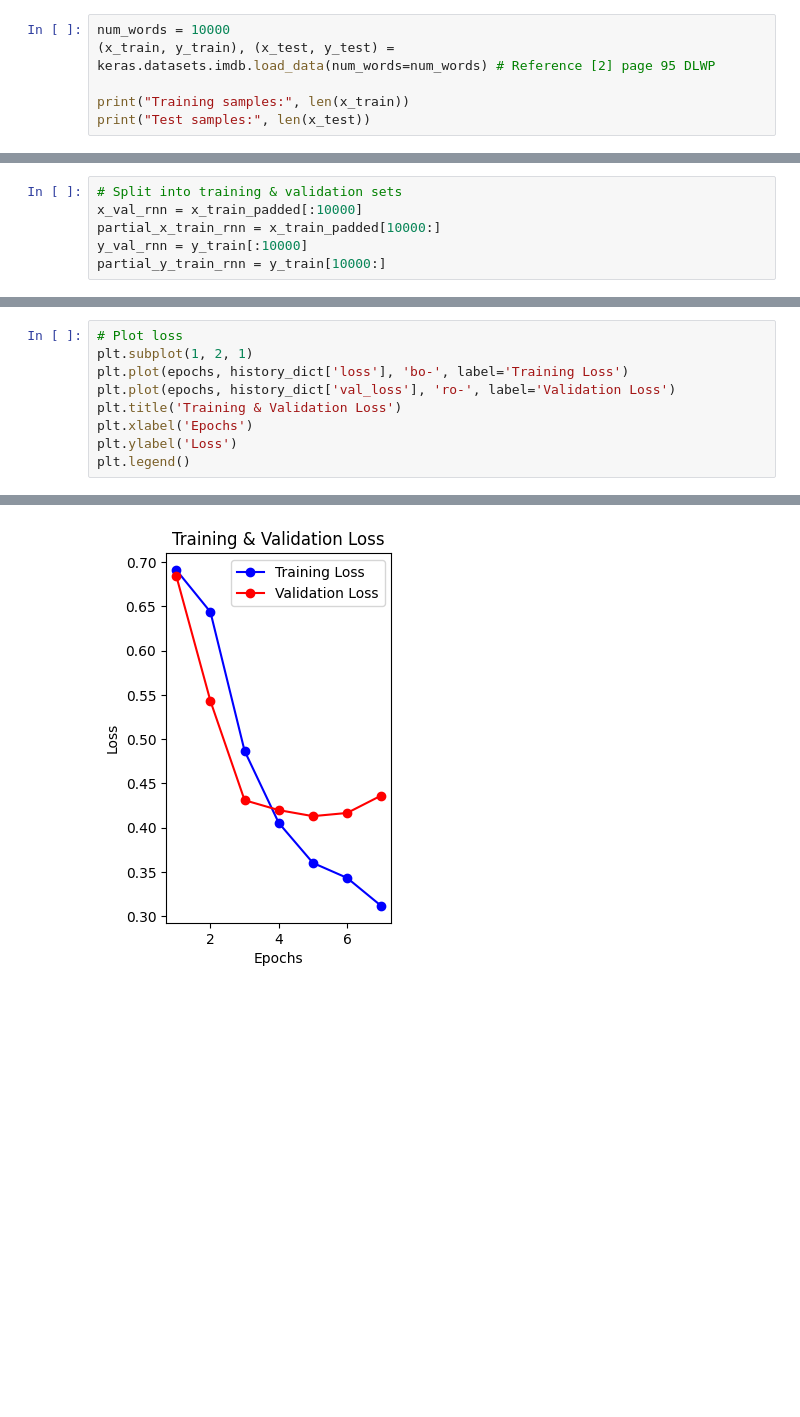
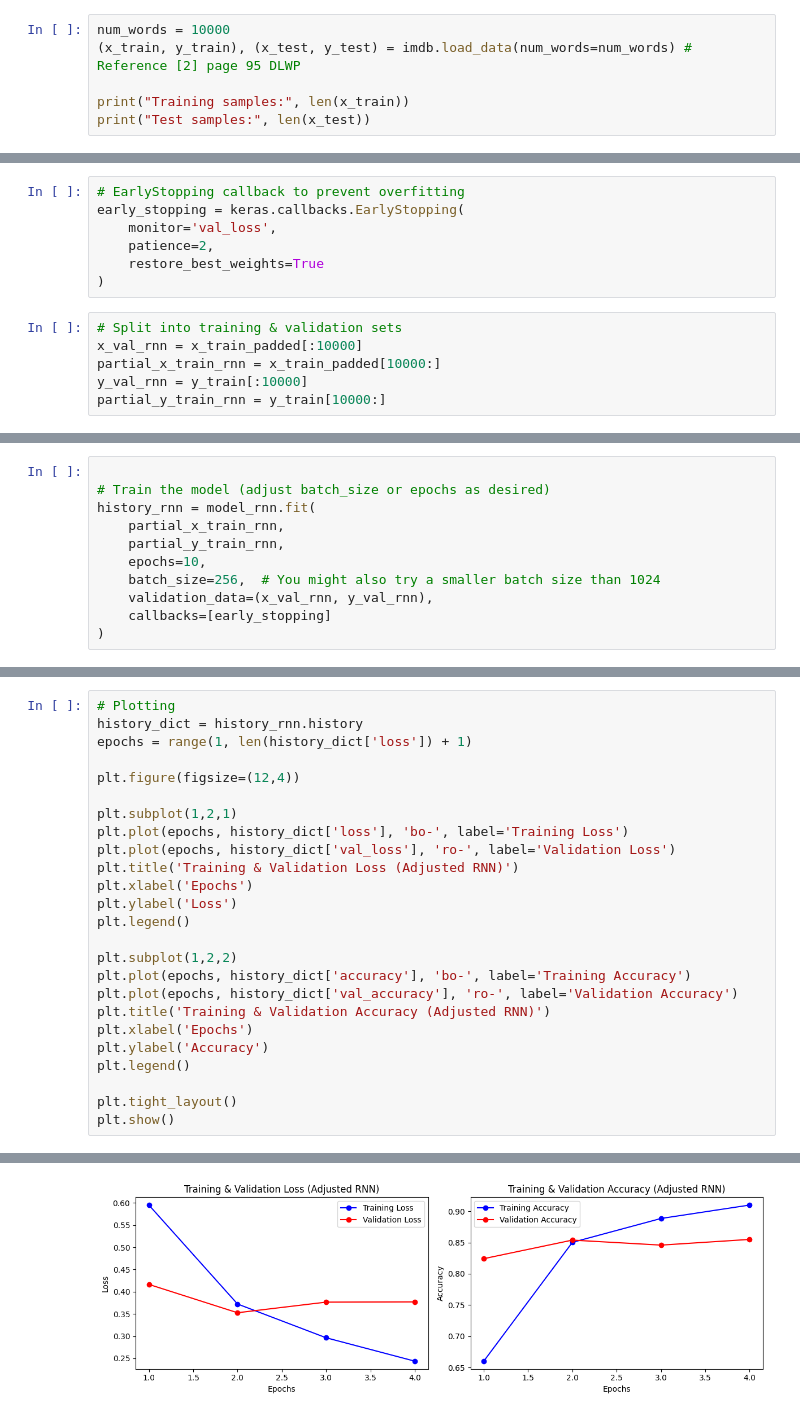
Before and after one commit to jforeroluque/DSM150_NeuralNetworks_CW2, a Jupyter notebook: DSM150_CW2_NeuralNetworks.ipynb, the cells around one changed output, grey strips where cells are left out. Drawn from its saved outputs; the diff is of its cells as text; blank space fills up the shorter version.

Commit message:
RNN model droupt modifications

```diff
--- a/DSM150_CW2_NeuralNetworks.ipynb
+++ b/DSM150_CW2_NeuralNetworks.ipynb
@@ -88,7 +75,7 @@ While the IMDB dataset is a valuable resource for exploring sentiment classifica
 ### Data Load
 # %%
 num_words = 10000
-(x_train, y_train), (x_test, y_test) = keras.datasets.imdb.load_data(num_words=num_words) # Reference [2] page 95 DLWP
+(x_train, y_train), (x_test, y_test) = imdb.load_data(num_words=num_words) # Reference [2] page 95 DLWP
 
 print("Training samples:", len(x_train))
 print("Test samples:", len(x_test))
@@ -171,3 +250,10 @@ Model: "sequential_1"
+# %%
+# EarlyStopping callback to prevent overfitting
+early_stopping = keras.callbacks.EarlyStopping(
+    monitor='val_loss',
+    patience=2,
+    restore_best_weights=True
+)
 # %%
 # Split into training & validation sets
 x_val_rnn = x_train_padded[:10000]
@@ -204,0 +263,11 @@ Epoch 7/10
+# %%
+
+# Train the model (adjust batch_size or epochs as desired)
+history_rnn = model_rnn.fit(
+    partial_x_train_rnn,
+    partial_y_train_rnn,
+    epochs=10,
+    batch_size=256,  # You might also try a smaller batch size than 1024
+    validation_data=(x_val_rnn, y_val_rnn),
+    callbacks=[early_stopping]
+)
@@ -223,10 +290,26 @@ plt.figure(figsize=(12, 4))
 # %%
-# Plot loss
-plt.subplot(1, 2, 1)
+# Plotting
+history_dict = history_rnn.history
+epochs = range(1, len(history_dict['loss']) + 1)
+
+plt.figure(figsize=(12,4))
+
+plt.subplot(1,2,1)
 plt.plot(epochs, history_dict['loss'], 'bo-', label='Training Loss')
 plt.plot(epochs, history_dict['val_loss'], 'ro-', label='Validation Loss')
-plt.title('Training & Validation Loss')
+plt.title('Training & Validation Loss (Adjusted RNN)')
 plt.xlabel('Epochs')
 plt.ylabel('Loss')
 plt.legend()
+
+plt.subplot(1,2,2)
+plt.plot(epochs, history_dict['accuracy'], 'bo-', label='Training Accuracy')
+plt.plot(epochs, history_dict['val_accuracy'], 'ro-', label='Validation Accuracy')
+plt.title('Training & Validation Accuracy (Adjusted RNN)')
+plt.xlabel('Epochs')
+plt.ylabel('Accuracy')
+plt.legend()
+
+plt.tight_layout()
+plt.show()
 # %% [output]
@@ -234 +316 @@ plt.legend()
-[figure, old version]
+[figure, new version]
```
Also changed, not shown: parts of 42 cells of this notebook, 1 other file.
